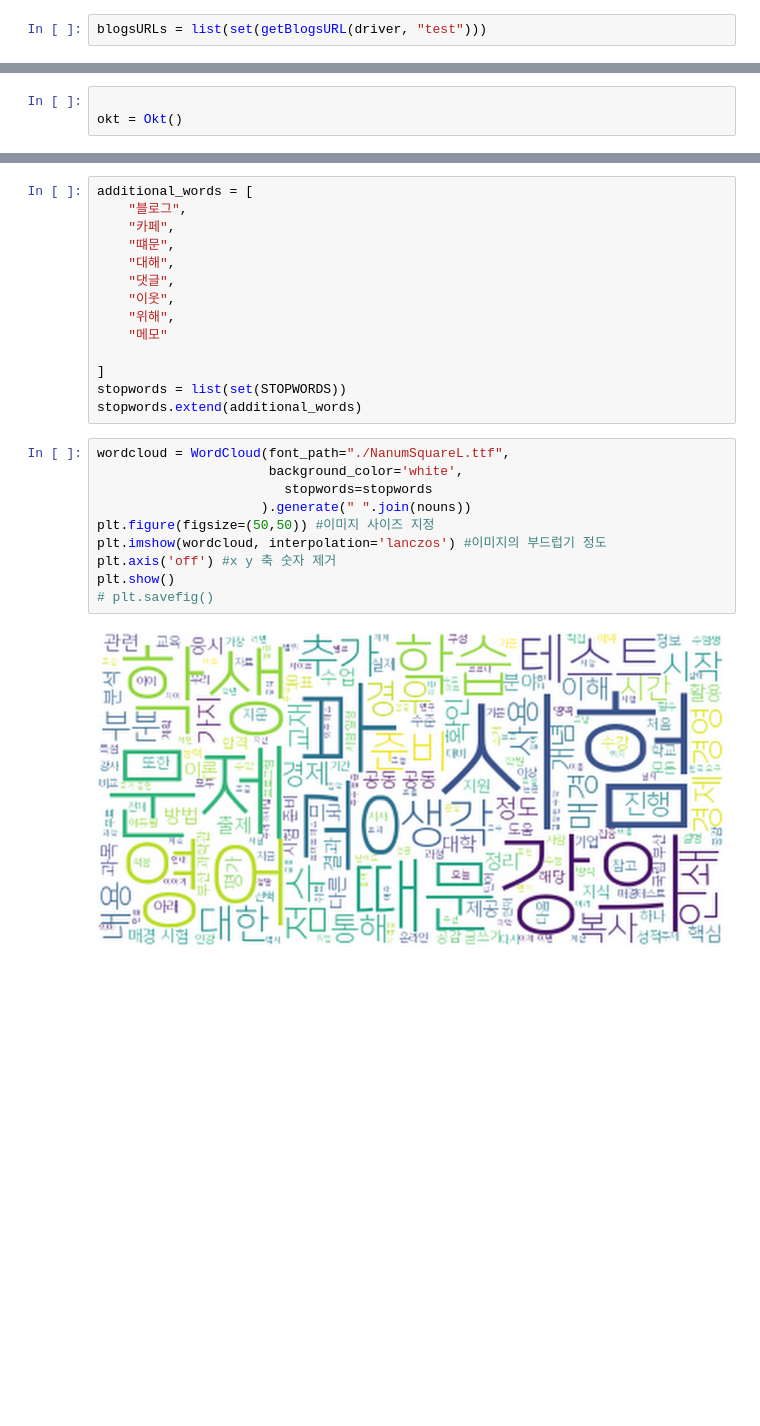
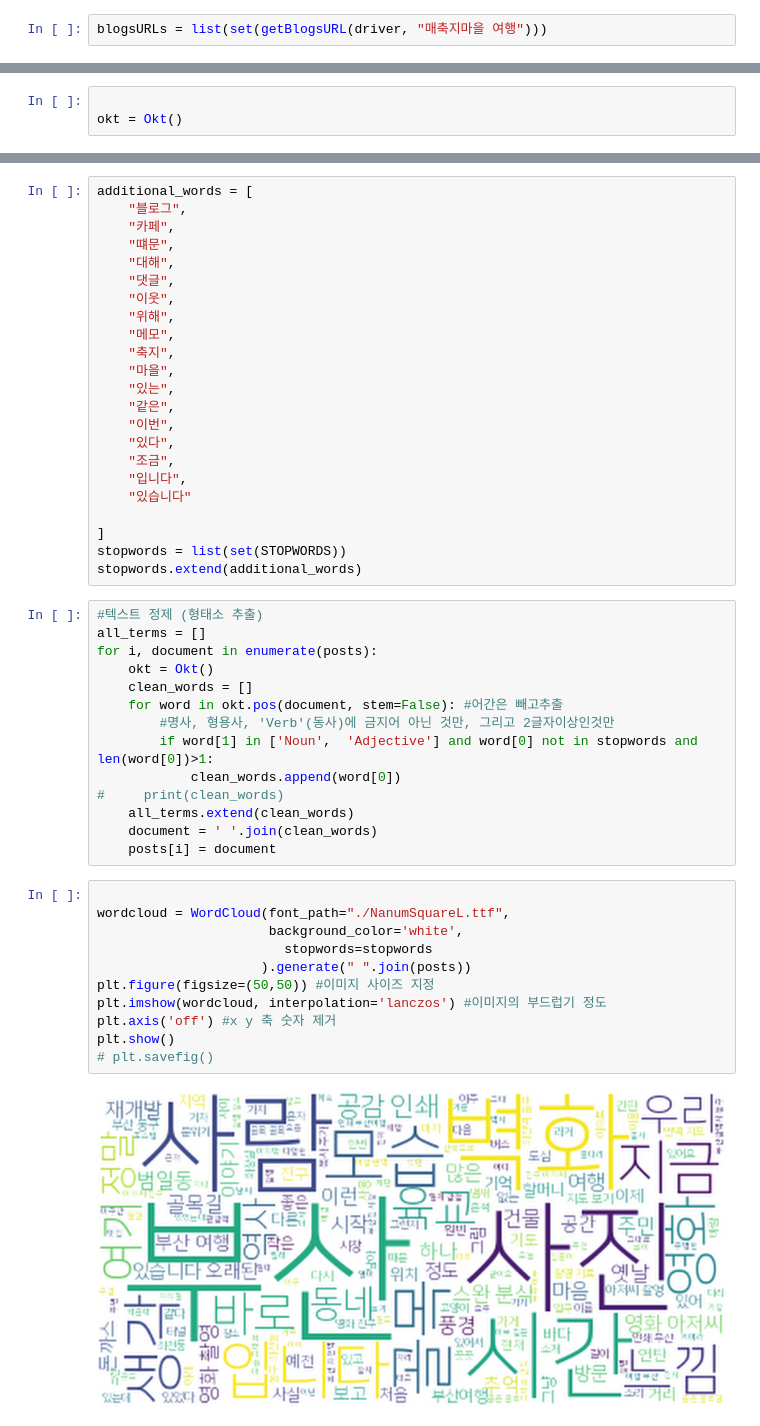
Before and after one commit to zereight/naver-blog-cralwer-web, a Jupyter notebook: python_module/cralwerBot.py.ipynb, the cells around one changed output, grey strips where cells are left out. Saved outputs shown, nothing was run; the diff lists cells and outputs as text; blank space fills up the shorter version.

```diff
--- a/python_module/cralwerBot.py.ipynb
+++ b/python_module/cralwerBot.py.ipynb
@@ -63,4 +73,4 @@ chrome_options.add_argument("--window-size=1920,1080")
 
 driver = webdriver.Chrome("./chromedriver", chrome_options=chrome_options)
 # %%
-blogsURLs = list(set(getBlogsURL(driver, "test")))
+blogsURLs = list(set(getBlogsURL(driver, "매축지마을 여행")))
@@ -106,20 +108,44 @@ additional_words = [
     "댓글",
     "이웃",
     "위해",
-    "메모"
+    "메모",
+    "축지",
+    "마을",
+    "있는",
+    "같은",
+    "이번",
+    "있다",
+    "조금",
+    "입니다",
+    "있습니다"
 
 ]
 stopwords = list(set(STOPWORDS))
 stopwords.extend(additional_words)
+# %%
+#텍스트 정제 (형태소 추출)
+all_terms = []
+for i, document in enumerate(posts):
+    okt = Okt()
+    clean_words = []
+    for word in okt.pos(document, stem=False): #어간은 빼고추출
+        #명사, 형용사, 'Verb'(동사)에 금지어 아닌 것만, 그리고 2글자이상인것만
+        if word[1] in ['Noun',  'Adjective'] and word[0] not in stopwords and len(word[0])>1:
+            clean_words.append(word[0])
+#     print(clean_words)
+    all_terms.extend(clean_words)
+    document = ' '.join(clean_words)
+    posts[i] = document
 # %%
+
 wordcloud = WordCloud(font_path="./NanumSquareL.ttf",
                       background_color='white',
                         stopwords=stopwords
-                     ).generate(" ".join(nouns))
+                     ).generate(" ".join(posts))
 plt.figure(figsize=(50,50)) #이미지 사이즈 지정
 plt.imshow(wordcloud, interpolation='lanczos') #이미지의 부드럽기 정도
 plt.axis('off') #x y 축 숫자 제거
 plt.show()
 # plt.savefig()
 # %% [output]
-[figure, old version]
+[figure, new version]
```
Also changed, not shown: parts of 6 cells of this notebook.
